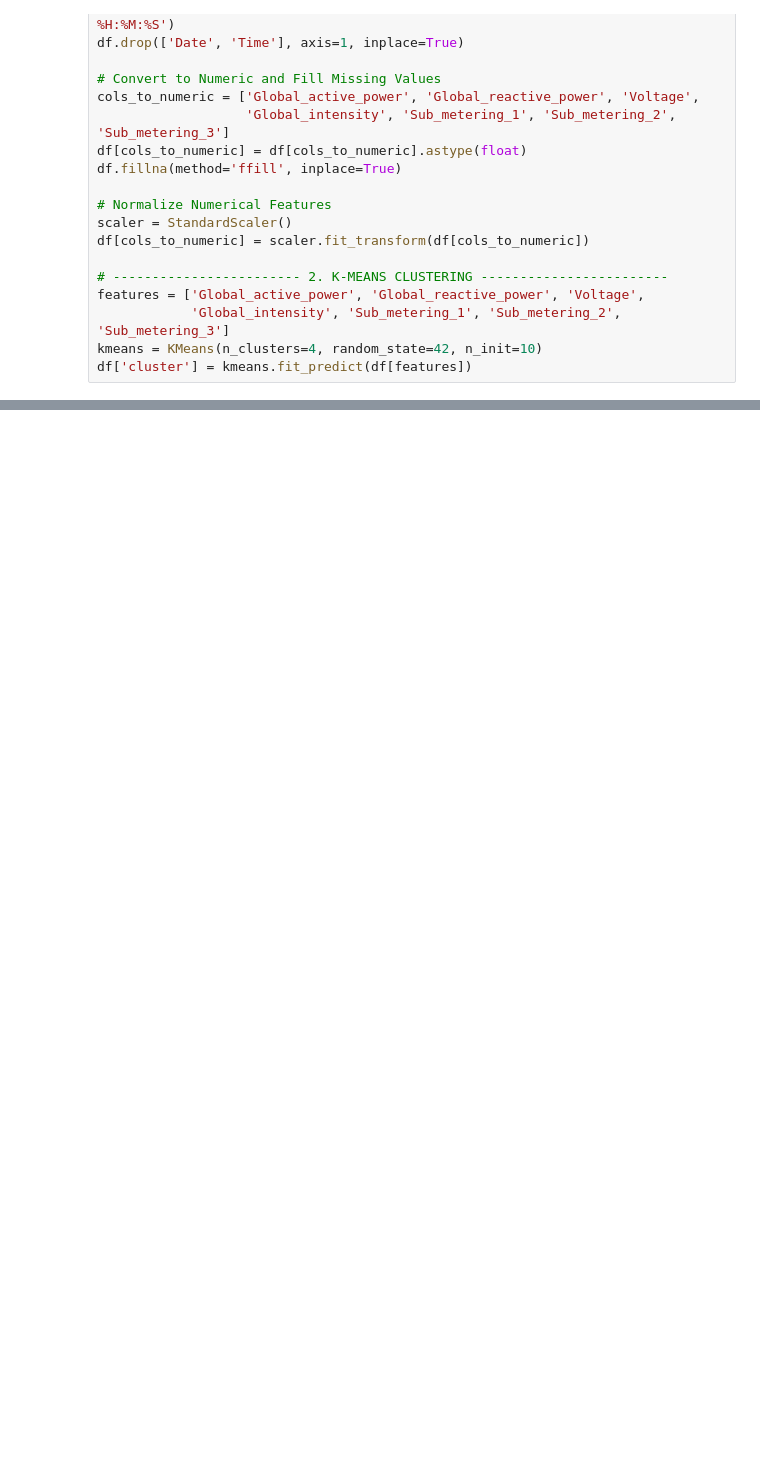
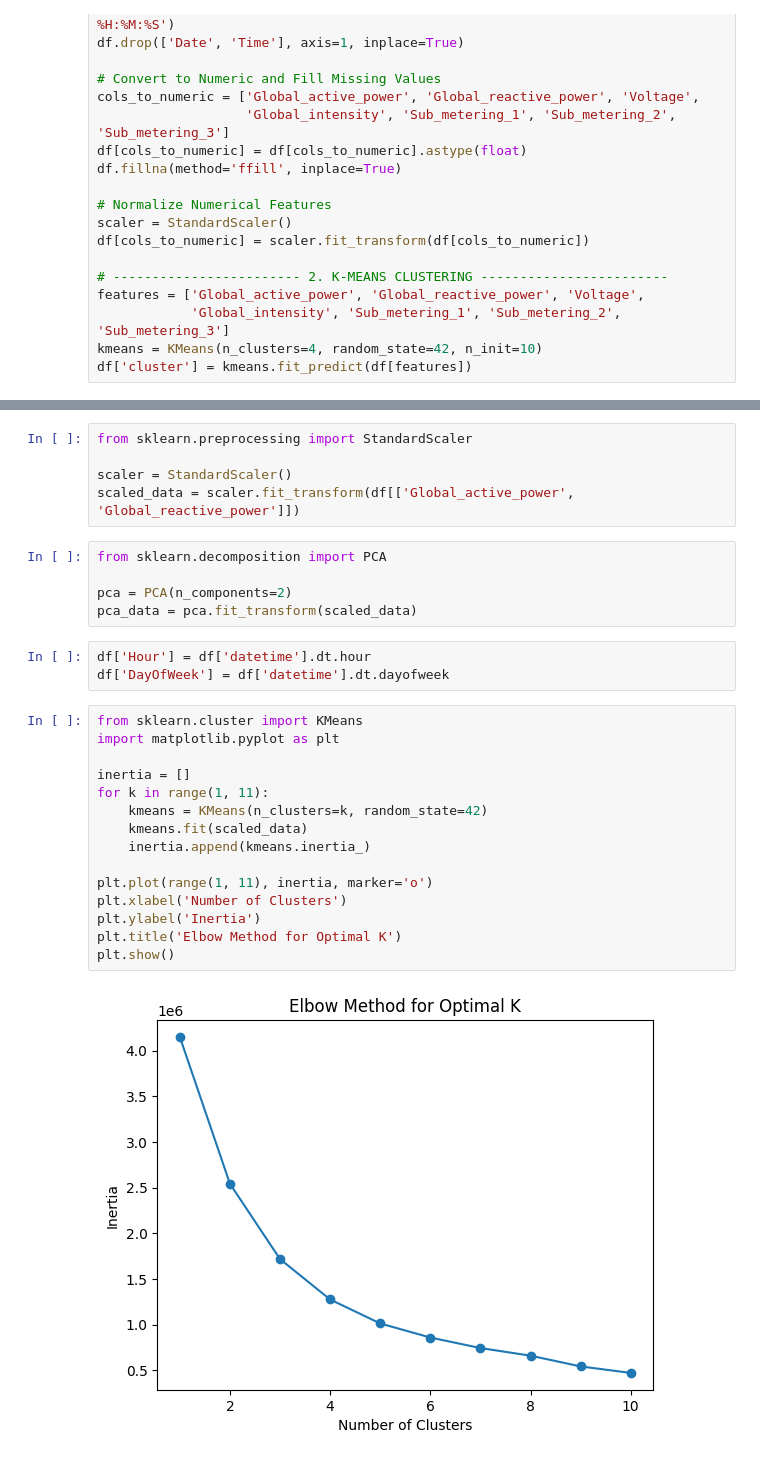
Before and after one commit to zpalevani/Individual_Household_Electric_Power_Consumption, a Jupyter notebook: Individual_Household_Electric_Power_Consumption.ipynb, the cells around one changed output, grey strips where cells are left out. Cells and saved outputs as stored; diff of their text form; blank space fills up the shorter version.

```diff
--- a/Individual_Household_Electric_Power_Consumption.ipynb
+++ b/Individual_Household_Electric_Power_Consumption.ipynb
@@ -229,0 +470,30 @@ df['cluster'] = kmeans.fit_predict(df[features])
+# %%
+from sklearn.preprocessing import StandardScaler
+
+scaler = StandardScaler()
+scaled_data = scaler.fit_transform(df[['Global_active_power', 'Global_reactive_power']])
+# %%
+from sklearn.decomposition import PCA
+
+pca = PCA(n_components=2)
+pca_data = pca.fit_transform(scaled_data)
+# %%
+df['Hour'] = df['datetime'].dt.hour
+df['DayOfWeek'] = df['datetime'].dt.dayofweek
+# %%
+from sklearn.cluster import KMeans
+import matplotlib.pyplot as plt
+
+inertia = []
+for k in range(1, 11):
+    kmeans = KMeans(n_clusters=k, random_state=42)
+    kmeans.fit(scaled_data)
+    inertia.append(kmeans.inertia_)
+
+plt.plot(range(1, 11), inertia, marker='o')
+plt.xlabel('Number of Clusters')
+plt.ylabel('Inertia')
+plt.title('Elbow Method for Optimal K')
+plt.show()
+# %% [output]
+[figure, added]
```
Also changed, not shown: parts of 26 cells of this notebook.
